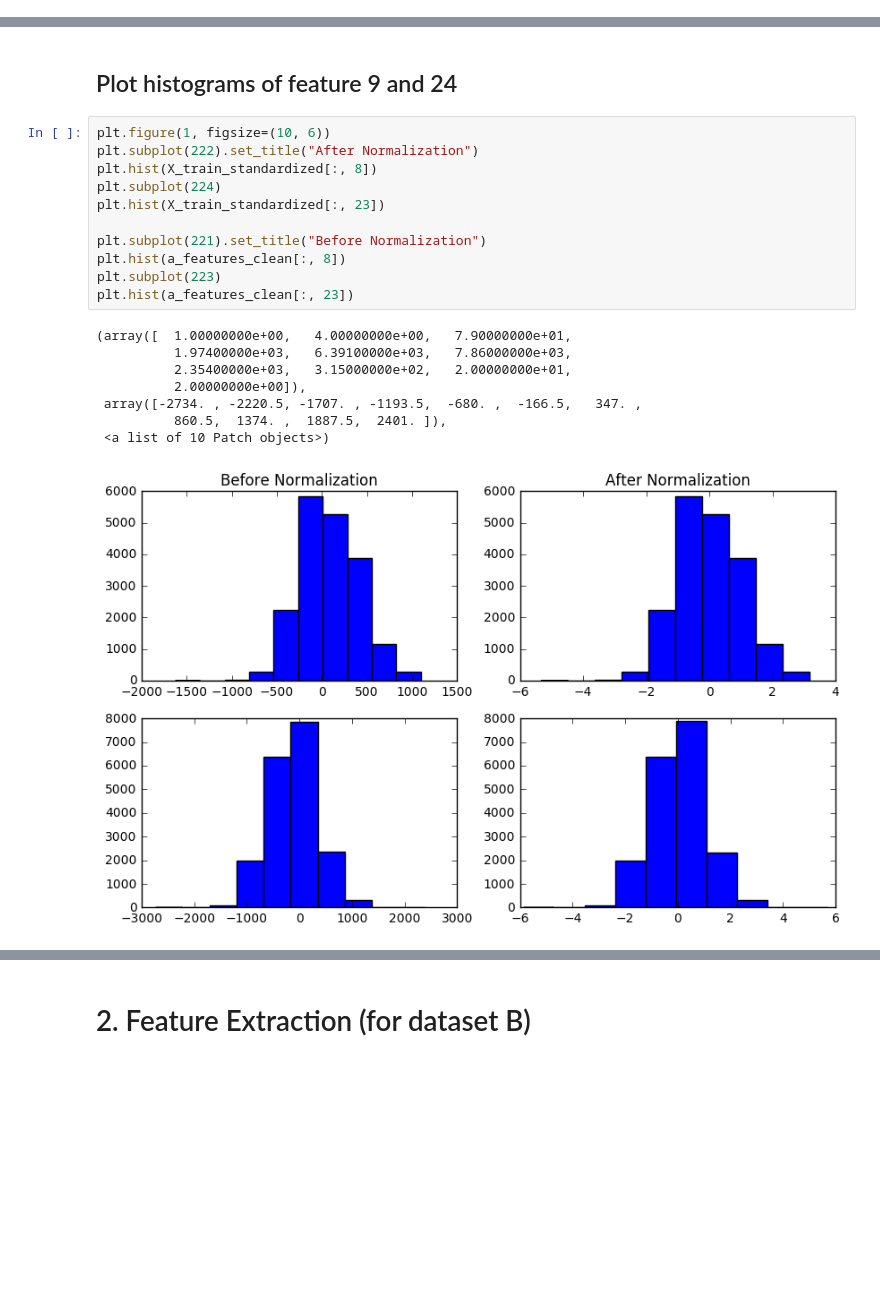
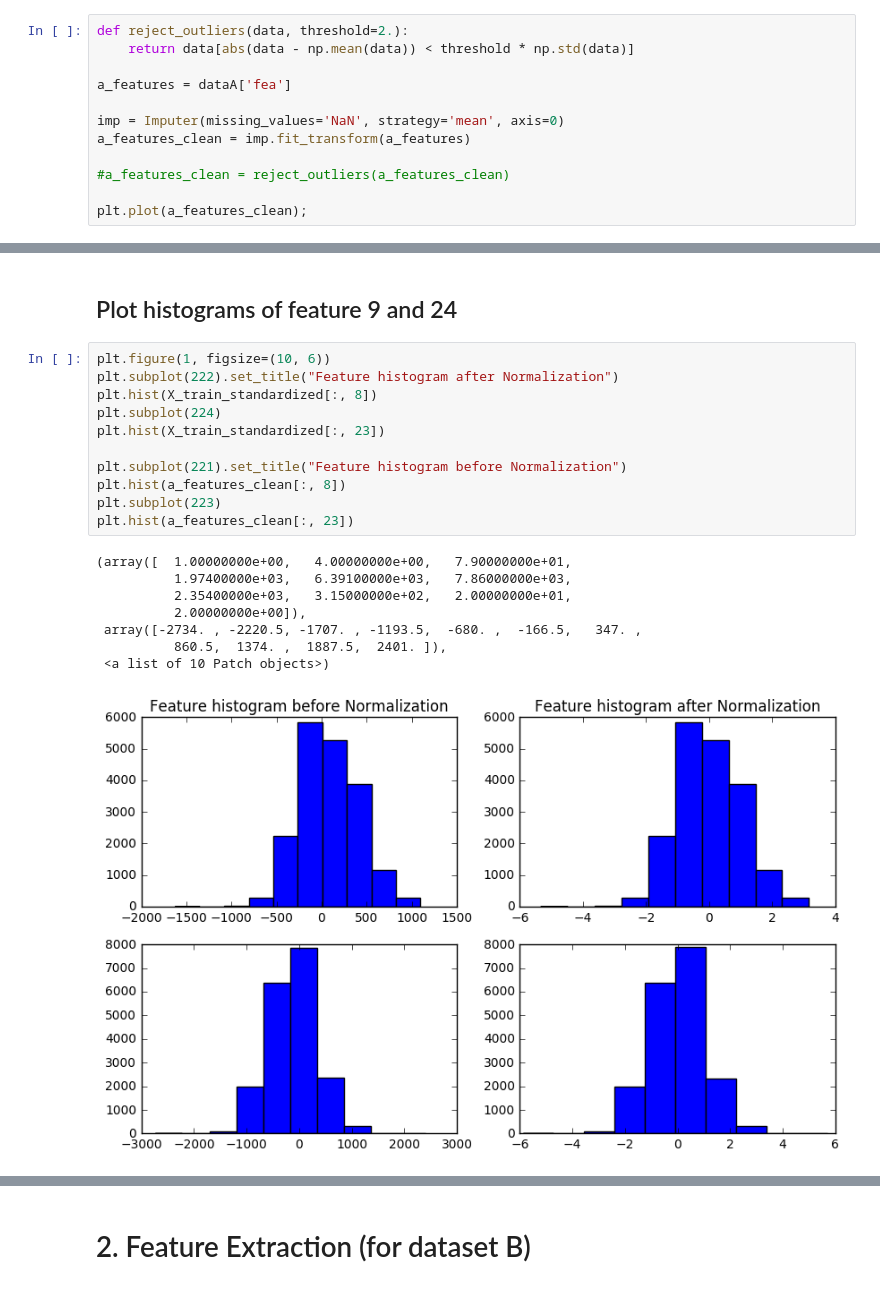
Before and after one commit to olinguyen/ece657a, a Jupyter notebook: assignment1.ipynb, the cells around one changed output, grey strips where cells are left out. Drawn from its saved outputs; the diff is of its cells as text; blank space fills up the shorter version.

```diff
--- a/assignment1.ipynb
+++ b/assignment1.ipynb
@@ -38,0 +40,12 @@ a_features_clean = imp.transform(a_features)
+# %%
+def reject_outliers(data, threshold=2.):
+    return data[abs(data - np.mean(data)) < threshold * np.std(data)]
+
+a_features = dataA['fea']
+
+imp = Imputer(missing_values='NaN', strategy='mean', axis=0)
+a_features_clean = imp.fit_transform(a_features)
+
+#a_features_clean = reject_outliers(a_features_clean)
+
+plt.plot(a_features_clean);
@@ -47,23 +62,23 @@ X_train_standardized = scale(X_train_minmax)
 ## Plot histograms of feature 9 and 24
 # %%
 plt.figure(1, figsize=(10, 6))
-plt.subplot(222).set_title("After Normalization")
+plt.subplot(222).set_title("Feature histogram after Normalization")
 plt.hist(X_train_standardized[:, 8])
 plt.subplot(224)
 plt.hist(X_train_standardized[:, 23])
 
-plt.subplot(221).set_title("Before Normalization")
+plt.subplot(221).set_title("Feature histogram before Normalization")
 plt.hist(a_features_clean[:, 8])
 plt.subplot(223)
 plt.hist(a_features_clean[:, 23])
 # %% [output]
 (array([  1.00000000e+00,   4.00000000e+00,   7.90000000e+01,
           1.97400000e+03,   6.39100000e+03,   7.86000000e+03,
           2.35400000e+03,   3.15000000e+02,   2.00000000e+01,
           2.00000000e+00]),
  array([-2734. , -2220.5, -1707. , -1193.5,  -680. ,  -166.5,   347. ,
           860.5,  1374. ,  1887.5,  2401. ]),
  <a list of 10 Patch objects>)
-[figure, old version]
+[figure, new version]
 # %%
 fig, axes = plt.subplots(2, 2, figsize=(10, 6))
```
Also changed, not shown: parts of 21 cells of this notebook.
